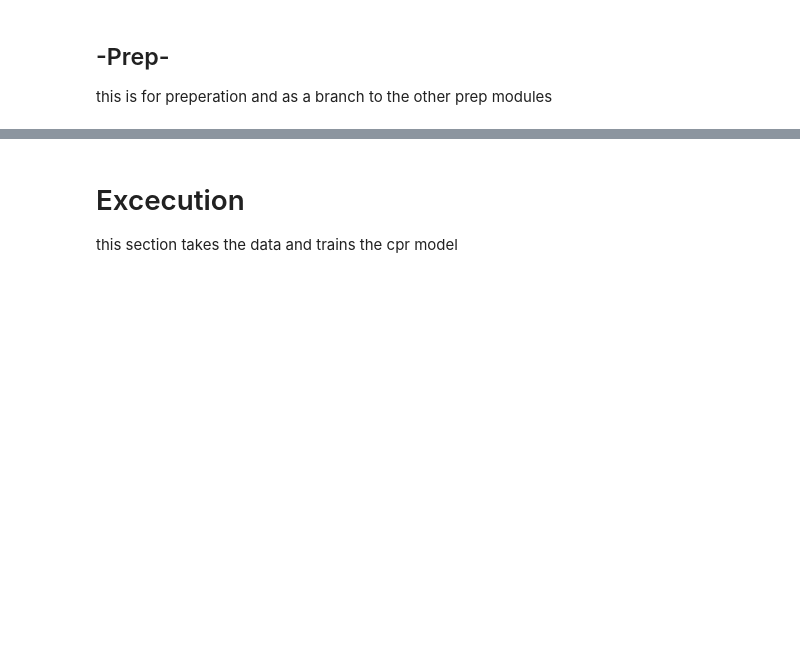
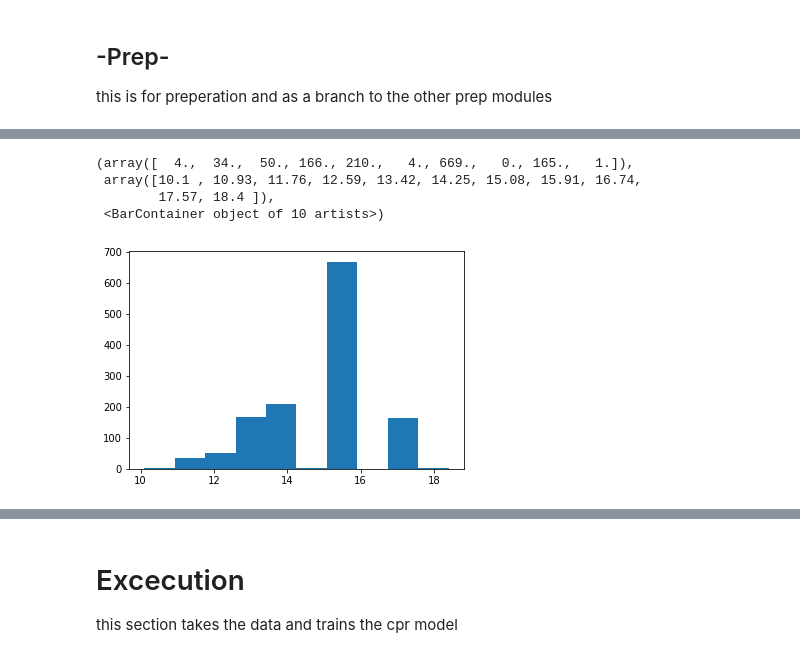
Before and after one commit to JoseACortes/CPRSYSTEM, a Jupyter notebook: NEW CPR/General Code Setup.ipynb, the cells around one changed output, grey strips where cells are left out. Cells and saved outputs as stored; diff of their text form; code cells hidden in the pictures; blank space fills up the shorter version.

```diff
--- a/NEW CPR/General Code Setup.ipynb
+++ b/NEW CPR/General Code Setup.ipynb
@@ -3,7 +18,9 @@
 # %%
 df = pd.read_csv('https://raw.githubusercontent.com/JoseACortes/loose-data/main/laptops.csv')
 df = df.drop(columns=['0'])
-df
+#unchanged data for comparison
+dfo = df.copy()
+dfo
 # %% [output]
 |  | Company | Product | TypeName | Inches | ScreenResolution | Cpu | Ram | Memory | Gpu | OpSys | ... |
 | 0 | Apple | MacBook Pro | Ultrabook | 13.3 | IPS Panel Retina Display 2560x1600 | Intel Core i5 2.3GHz | 8GB | 128GB SSD | Intel Iris Plus Graphics 640 | macOS | ... |
@@ -97,0 +209,8 @@ def scale(dataset):
+# %%
+plt.hist(dfo['Inches'])
+# %% [output]
+(array([  4.,  34.,  50., 166., 210.,   4., 669.,   0., 165.,   1.]),
+ array([10.1 , 10.93, 11.76, 12.59, 13.42, 14.25, 15.08, 15.91, 16.74,
+        17.57, 18.4 ]),
+ <BarContainer object of 10 artists>)
+[figure, added]
```
Also changed, not shown: parts of 31 cells of this notebook.
